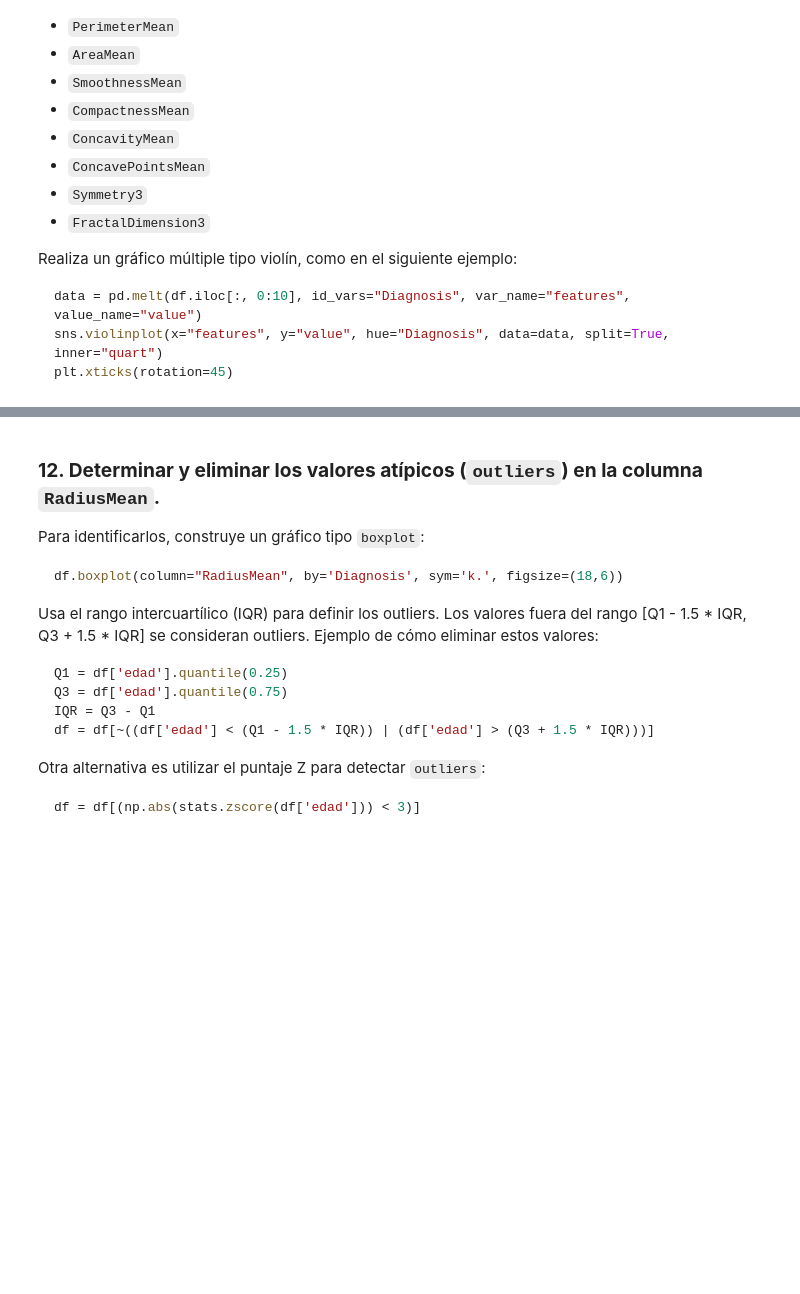
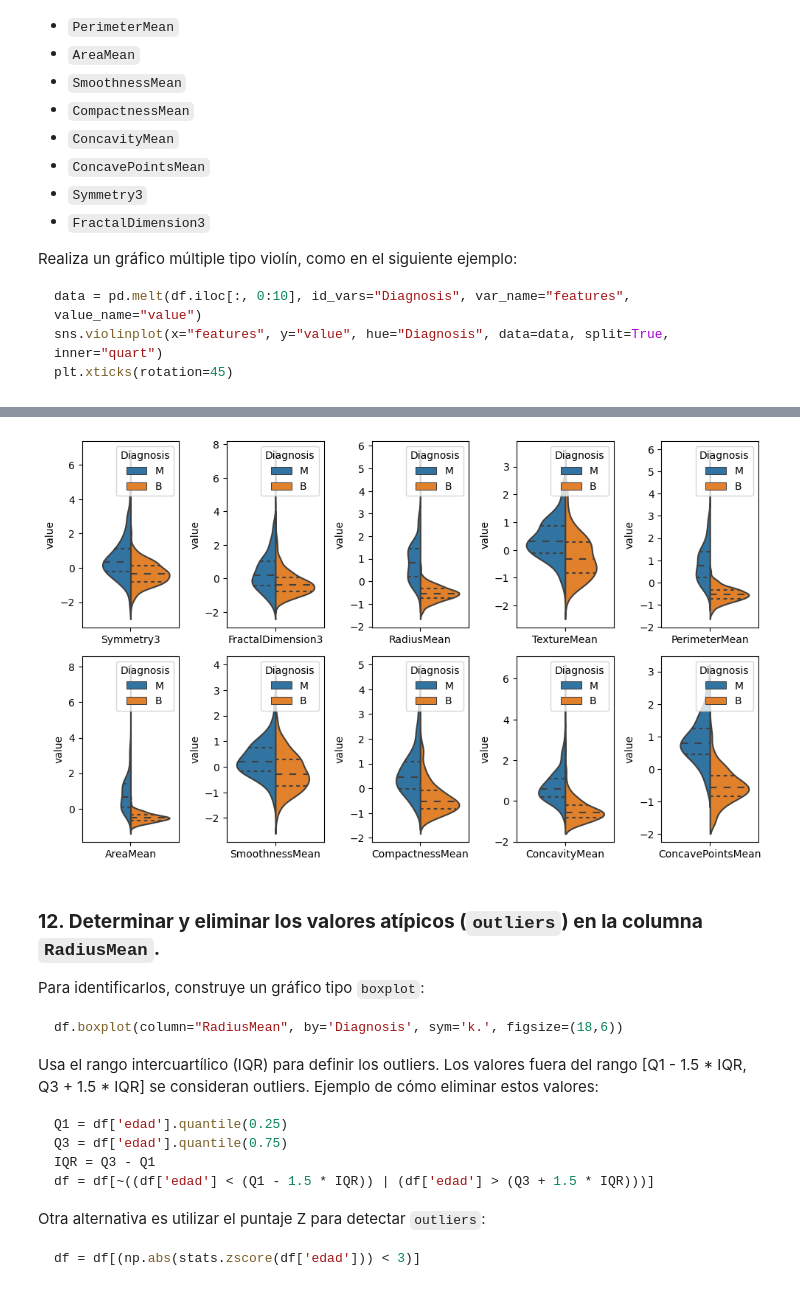
Before and after one commit to CienciaDatosUdea/002_EstudiantesAprendizajeEstadistico, a Jupyter notebook: semestre2025-1/Estudiantes/Gaviria_13/Laboratorio_01_pandas_v1.ipynb, the cells around one changed output, grey strips where cells are left out. Saved outputs shown, nothing was run; the diff lists cells and outputs as text; code cells hidden in the pictures; blank space fills up the shorter version.

````diff
--- a/semestre2025-1/Estudiantes/Gaviria_13/Laboratorio_01_pandas_v1.ipynb
+++ b/semestre2025-1/Estudiantes/Gaviria_13/Laboratorio_01_pandas_v1.ipynb
@@ -403,3 +504,8 @@ data = pd.melt(df.iloc[:, 0:10], id_vars="Diagnosis", var_name="features", value
 sns.violinplot(x="features", y="value", hue="Diagnosis", data=data, split=True, inner="quart")
 plt.xticks(rotation=45)
 ```
+# %%
+# Unimos las columnas Diagnosis con las columnas Mean para usar melt
+
+df = pd.concat([df[['Diagnosis']], df.iloc[:, 28:38]], axis=1)
+df.head()
@@ -406,3 +519,31 @@ plt.xticks(rotation=45)
+# %%
+# Usamos melt como se sugiere
+data = pd.melt(df.iloc[:, 0:11], id_vars="Diagnosis", var_name="features", value_name="value")
+
+# Extraemos las características y definimos dimensiones
+features = data["features"].unique().tolist()
+ncols = 5
+nrows = 2
+
+# Creamos las figuras
+figs, axes = plt.subplots(nrows, ncols, figsize=(ncols*2, nrows*3), sharey=False)
+
+# Iteramos para cada característica y graficamos el violinplot
+for i, feat in enumerate(features):
+    ax = axes.flat[i]
+    sub = data[data["features"] == feat]
+    sns.violinplot(x="features", y="value", data=sub, hue="Diagnosis", inner="quart", split=True, ax=ax)
+
+    ax.set_xlabel("")
+    ax.set_xticklabels(ax.get_xticklabels())
+
+# Una leyenda común
+handles, labels = ax.get_legend_handles_labels()
+
+plt.tight_layout()
+plt.show()
+# %% [output]
+[figure, added]
 # %% [markdown]
 ### **12.  Determinar y eliminar los valores atípicos (`outliers`) en la columna `RadiusMean`.**
 
````
Also changed, not shown: parts of 44 cells of this notebook, 4 other files.
